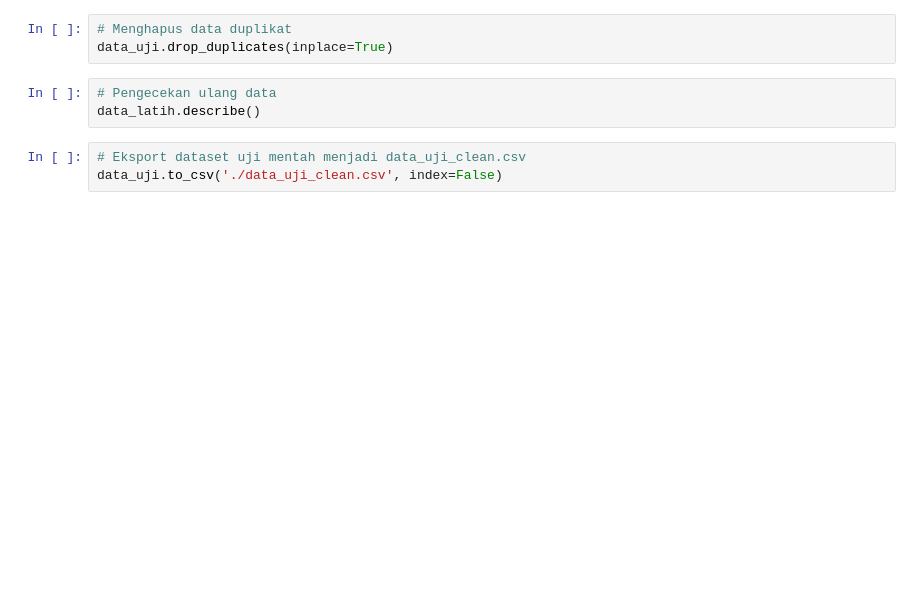
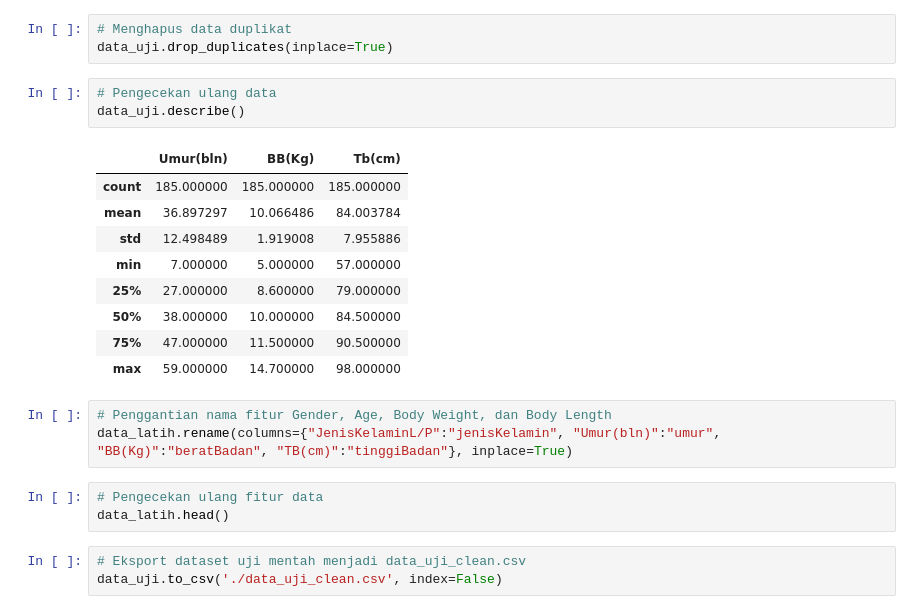
Before and after one commit to ChokitoHaskar/Project_ANN, a Jupyter notebook: Pre-Processing/cleaning_data/cleaning_data_uji.ipynb, the cells around one changed output. Drawn from its saved outputs; the diff is of its cells as text; blank space fills up the shorter version.

Commit message:
updating_cleaning_data

```diff
--- a/Pre-Processing/cleaning_data/cleaning_data_uji.ipynb
+++ b/Pre-Processing/cleaning_data/cleaning_data_uji.ipynb
@@ -193,7 +236,23 @@ plt.show()
 data_uji.drop_duplicates(inplace=True)
 # %%
 # Pengecekan ulang data
-data_latih.describe()
+data_uji.describe()
+# %% [output]
+|  | Umur(bln) | BB(Kg) | Tb(cm) |
+| count | 185.000000 | 185.000000 | 185.000000 |
+| mean | 36.897297 | 10.066486 | 84.003784 |
+| std | 12.498489 | 1.919008 | 7.955886 |
+| min | 7.000000 | 5.000000 | 57.000000 |
+| 25% | 27.000000 | 8.600000 | 79.000000 |
+| 50% | 38.000000 | 10.000000 | 84.500000 |
+| 75% | 47.000000 | 11.500000 | 90.500000 |
+| max | 59.000000 | 14.700000 | 98.000000 |
+# %%
+# Penggantian nama fitur Gender, Age, Body Weight, dan Body Length
+data_latih.rename(columns={"JenisKelaminL/P":"jenisKelamin", "Umur(bln)":"umur", "BB(Kg)":"beratBadan", "TB(cm)":"tinggiBadan"}, inplace=True)
+# %%
+# Pengecekan ulang fitur data
+data_latih.head()
 # %%
 # Eksport dataset uji mentah menjadi data_uji_clean.csv
 data_uji.to_csv('./data_uji_clean.csv', index=False)
```
Also changed, not shown: parts of 11 cells of this notebook, 1 other file.
